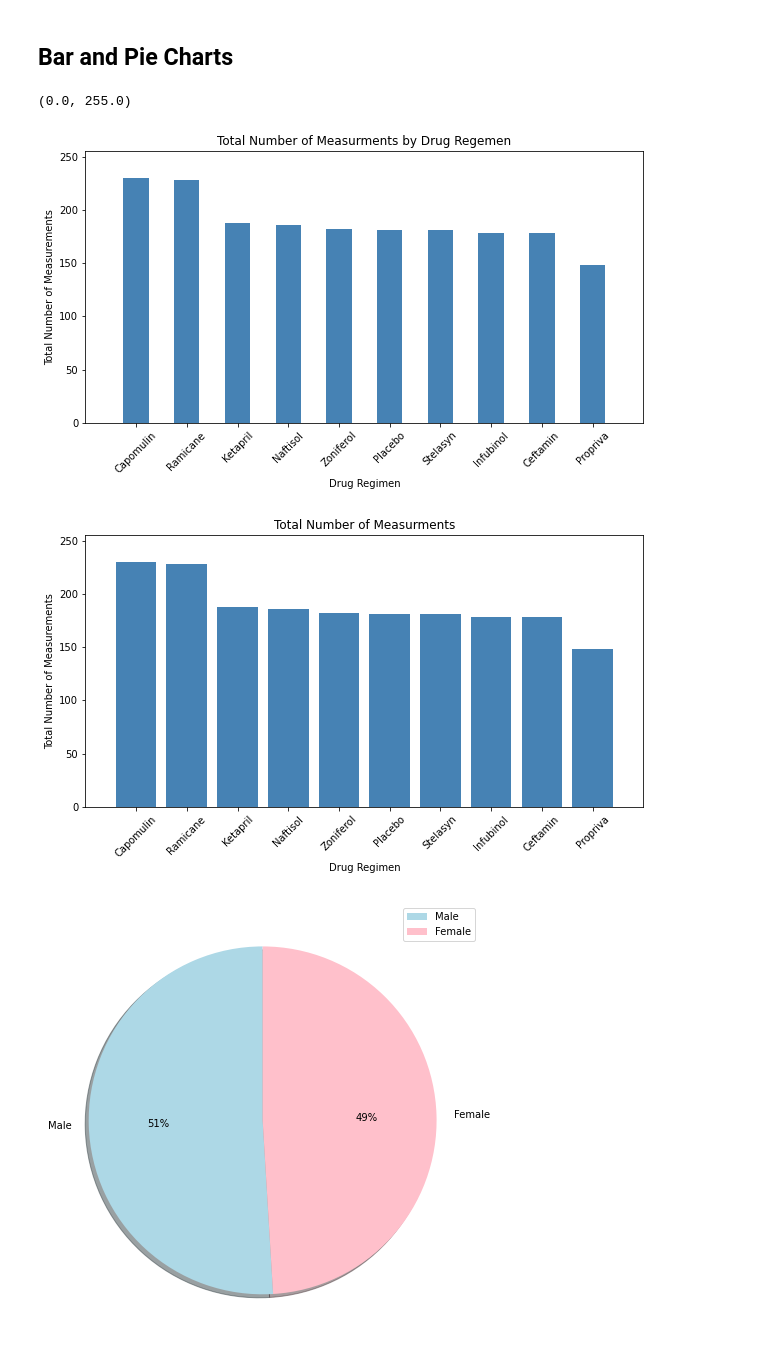
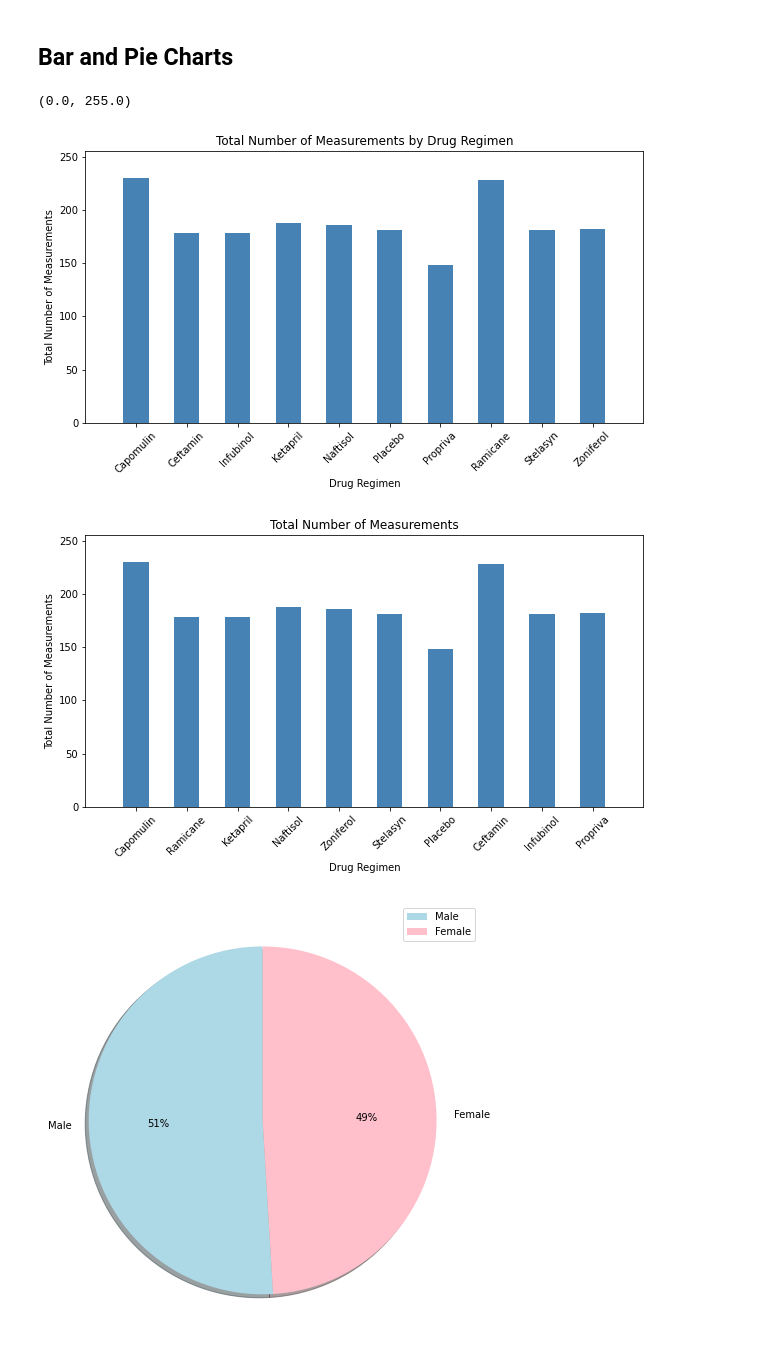
Before and after one commit to kennethcandersen/matplotlib, a Jupyter notebook: pymaceuticals_starter.ipynb, the cells around one changed output. Drawn from its saved outputs; the diff is of its cells as text; code cells hidden in the pictures.

```diff
--- a/pymaceuticals_starter.ipynb
+++ b/pymaceuticals_starter.ipynb
@@ -146,32 +171,39 @@ tumor_vol_df.agg(["mean"])
 # %%
 # Generate a bar plot showing the total number of measurements taken on each drug regimen using pandas.
 
-drug_regimen_df = pd.DataFrame({"Total Number of Measurments" : clean_merge_df["Drug Regimen"].value_counts()})
-#drug_regimen_df
+drug_regimen_bar = tumor_vol_df.plot.bar(y="Total Number of Measurements", # Pulling data from a previous exercise
+           rot=45, color='steelblue', figsize=(10,5), legend=False)        # Some formatting configurations
 
-drug_regimen_bar = drug_regimen_df.plot.bar(y="Total Number of Measurments", rot=45, color='steelblue', figsize=(10,5), legend=False)
-drug_regimen_bar.set_title("Total Number of Measurments by Drug Regemen")
-drug_regimen_bar.set_xlabel("Drug Regimen")
+drug_regimen_bar.set_title("Total Number of Measurements by Drug Regimen") # Add chart title
+
+drug_regimen_bar.set_xlabel("Drug Regimen")                                # Axis labels
 drug_regimen_bar.set_ylabel("Total Number of Measurements")
-plt.xlim(-1, len(drug_regimen_df.index))
-plt.ylim(0, max(drug_regimen_df["Total Number of Measurments"])+25)
+
+plt.xlim(-1, len(tumor_vol_df.index))                                      # Add some white space to
+plt.ylim(0, max(tumor_vol_df["Total Number of Measurements"])+25)          # the margins inside the chart
 # %% [output]
 (0.0, 255.0)
-[figure, old version]
+[figure, new version]
 # %%
 # Generate a bar plot showing the total number of measurements taken on each drug regimen using pyplot
+
 plt.figure(figsize=(10, 5))
-plt.bar(drug_regimen_df.index, drug_regimen_df["Total Number of Measurments"], color='steelblue', align="center")
-tick_locations = [value for value in drug_regimen_df.index]
+plt.bar(tumor_vol_df.index, tumor_vol_df["Total Number of Measurements"],     # Pulling data from a previous exercise
+                            color='steelblue', align="center", width=0.5)     # Some formatting
+
+tick_locations = [value for value in tumor_vol_df.index]                      # Tick locations with list comprehension
 plt.xticks(tick_locations, drug_regimen_df.index, rotation=45)
-plt.title("Total Number of Measurments")
-plt.xlabel("Drug Regimen")
+
+plt.title("Total Number of Measurements")                                     # Add chart title
+
+plt.xlabel("Drug Regimen")                                                    # Axis labels
 plt.ylabel("Total Number of Measurements")
-plt.xlim(-1, len(drug_regimen_df.index))
-plt.ylim(0, max(drug_regimen_df["Total Number of Measurments"])+25)
+
+plt.xlim(-1, len(tumor_vol_df.index))                                      # Add some white space to
+plt.ylim(0, max(tumor_vol_df["Total Number of Measurements"])+25)          # the margins inside the chart
 
 plt.show()
 # %% [output]
-[figure, old version]
+[figure, new version]
 # %%
 # Generate a pie plot showing the distribution of female versus male mice using pandas
```
Also changed, not shown: parts of 15 cells of this notebook.
